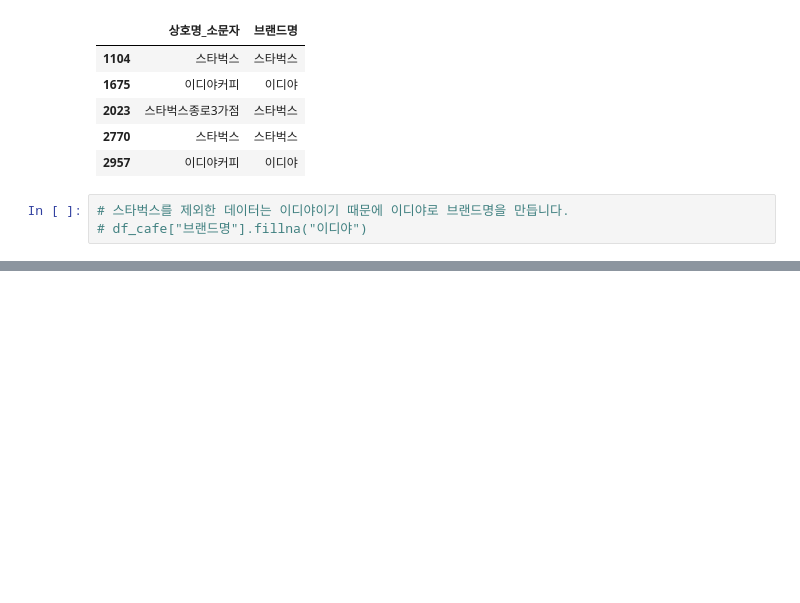
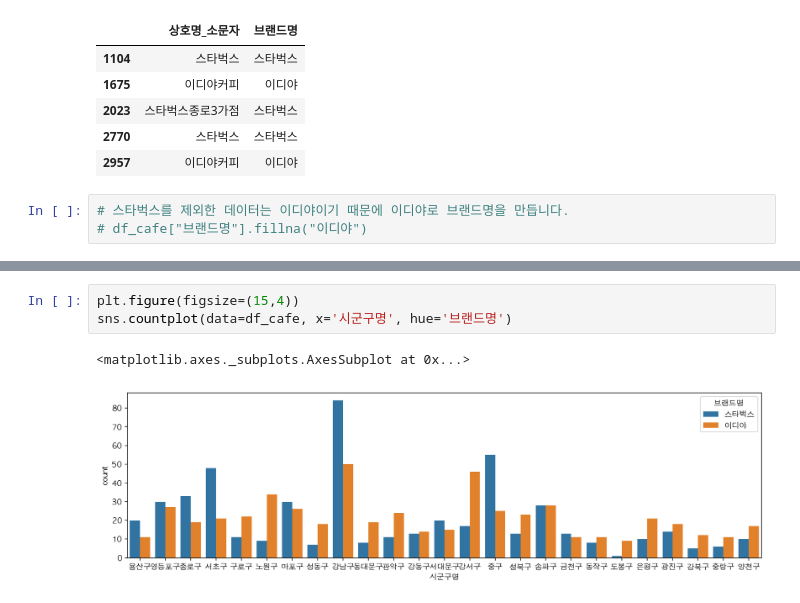
Before and after one commit to neverlish/Learned, a Jupyter notebook: data/inflearn-public-data-python/04-coffee-store.ipynb, the cells around one changed output, grey strips where cells are left out. Drawn from its saved outputs; the diff is of its cells as text; blank space fills up the shorter version.

```diff
--- a/data/inflearn-public-data-python/04-coffee-store.ipynb
+++ b/data/inflearn-public-data-python/04-coffee-store.ipynb
@@ -240,0 +272,6 @@ df_cafe[['상호명', '브랜드명']].tail()
+# %%
+plt.figure(figsize=(15,4))
+sns.countplot(data=df_cafe, x='시군구명', hue='브랜드명')
+# %% [output]
+<matplotlib.axes._subplots.AxesSubplot at 0x...>
+[figure, added]
```
Also changed, not shown: parts of 11 cells of this notebook.
